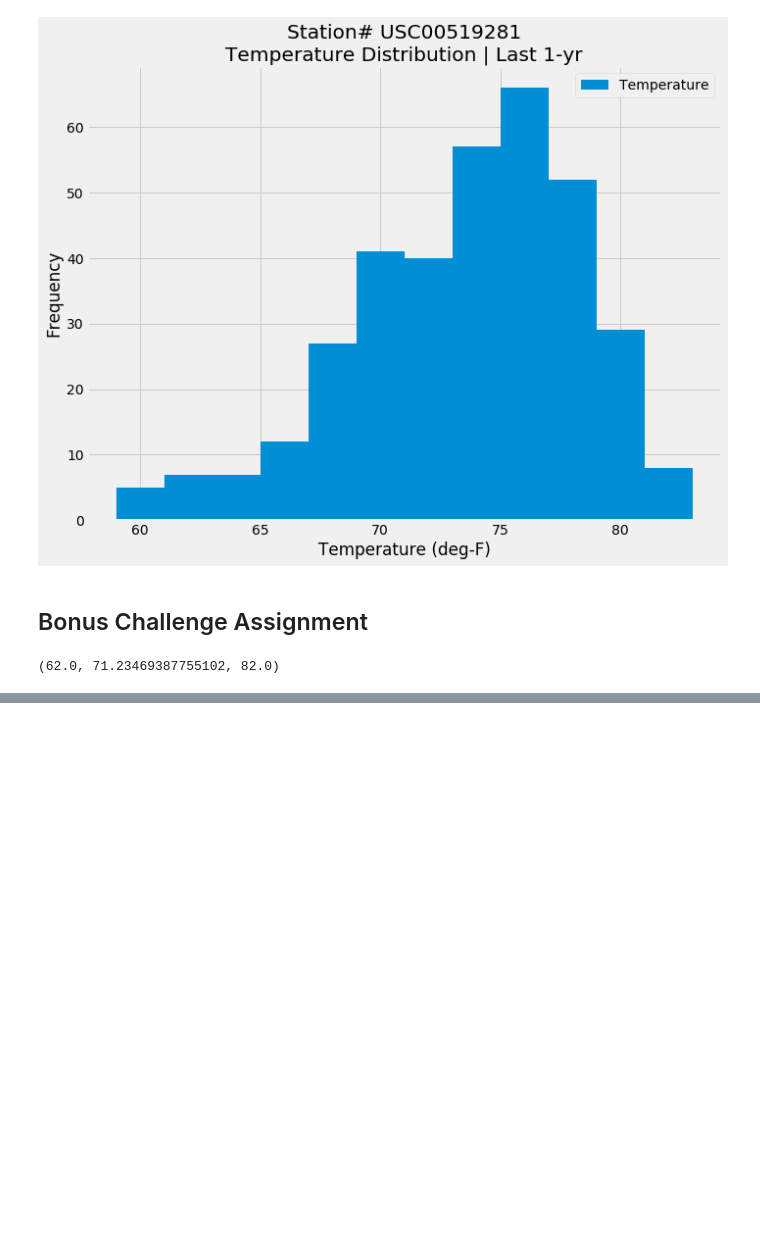
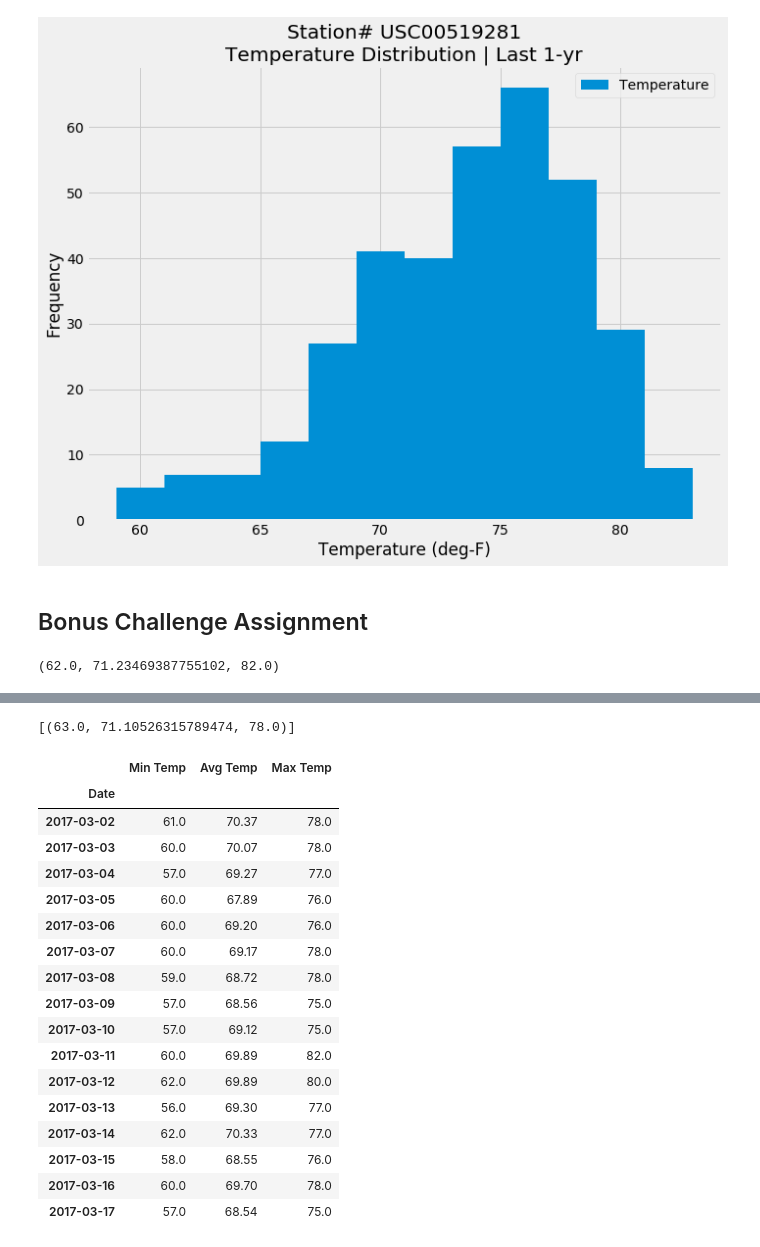
Before and after one commit to HenryNguyenLe/SQLAlchemy_Challenge, a Jupyter notebook: climate.ipynb, the cells around one changed output, grey strips where cells are left out. Drawn from its saved outputs; the diff is of its cells as text; code cells hidden in the pictures; blank space fills up the shorter version.

```diff
--- a/climate.ipynb
+++ b/climate.ipynb
@@ -290,10 +330,12 @@ def daily_normals(date):
 
     """
 
-    sel = [func.min(Measurement.tobs), func.avg(Measurement.tobs), func.max(Measurement.tobs)]
-    return session.query(*sel).filter(func.strftime("%m-%d", Measurement.date) == date).all()
+    sel = [func.min(measurement.tobs), func.avg(measurement.tobs), func.max(measurement.tobs)]
+    return session.query(*sel).filter(func.strftime("%m-%d", measurement.date) == date).all()
 
-daily_normals("01-01")
+daily_normals("04-07")
+# %% [output]
+[(63.0, 71.10526315789474, 78.0)]
 # %%
 # calculate the daily normals for your trip
 # push each tuple of calculations into a list called `normals`
@@ -309,0 +360,36 @@ daily_normals("01-01")
+# %%
+# Loop through the list of %m-%d strings and calculate the normals for each date
+d_norm_tlist = []
+for eaday in vac_date_list:
+    d_norm_tlist.append(daily_normals(eaday)[0])
+
+d_norm_tlist
+d_norm_df = pd.DataFrame(d_norm_tlist, columns = ["Min Temp", "Avg Temp", "Max Temp"])
+d_norm_df['Date'] = vac_d_yr_list
+d_norm_df = d_norm_df[["Date", "Min Temp", "Avg Temp", "Max Temp"]].round(2)
+
+# Convert the 'Date' column into a collection of datetime objects: df.Date
+d_norm_df['Date'] = pd.to_datetime(d_norm_df['Date'])
+
+# Set the index to be the converted 'Date' column
+d_norm_df.set_index('Date', inplace=True)
+d_norm_df
+# %% [output]
+|  | Min Temp | Avg Temp | Max Temp |
+| Date |  |  |  |
+| 2017-03-02 | 61.0 | 70.37 | 78.0 |
+| 2017-03-03 | 60.0 | 70.07 | 78.0 |
+| 2017-03-04 | 57.0 | 69.27 | 77.0 |
+| 2017-03-05 | 60.0 | 67.89 | 76.0 |
+| 2017-03-06 | 60.0 | 69.20 | 76.0 |
+| 2017-03-07 | 60.0 | 69.17 | 78.0 |
+| 2017-03-08 | 59.0 | 68.72 | 78.0 |
+| 2017-03-09 | 57.0 | 68.56 | 75.0 |
+| 2017-03-10 | 57.0 | 69.12 | 75.0 |
+| 2017-03-11 | 60.0 | 69.89 | 82.0 |
+| 2017-03-12 | 62.0 | 69.89 | 80.0 |
+| 2017-03-13 | 56.0 | 69.30 | 77.0 |
+| 2017-03-14 | 62.0 | 70.33 | 77.0 |
+| 2017-03-15 | 58.0 | 68.55 | 76.0 |
+| 2017-03-16 | 60.0 | 69.70 | 78.0 |
+| 2017-03-17 | 57.0 | 68.54 | 75.0 |
```
Also changed, not shown: parts of 9 cells of this notebook, 1 other file.
